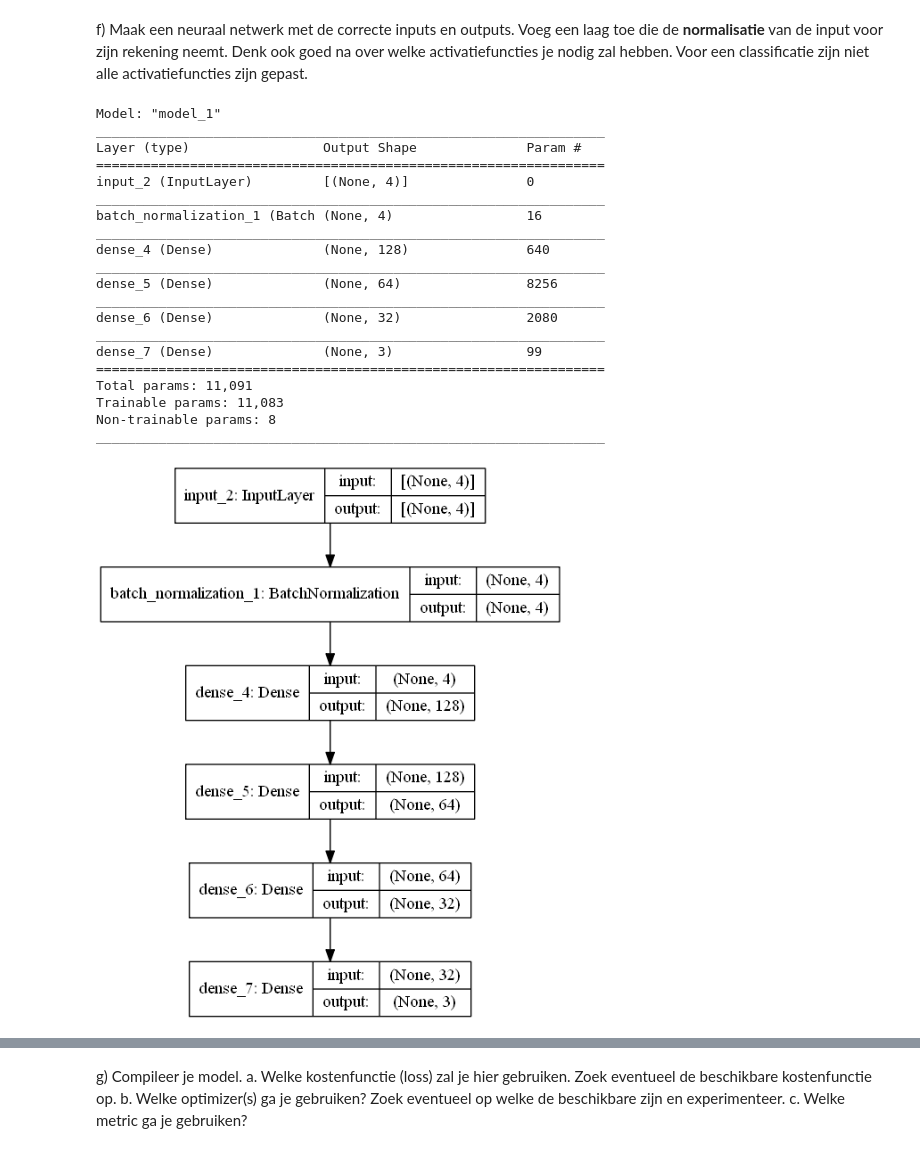
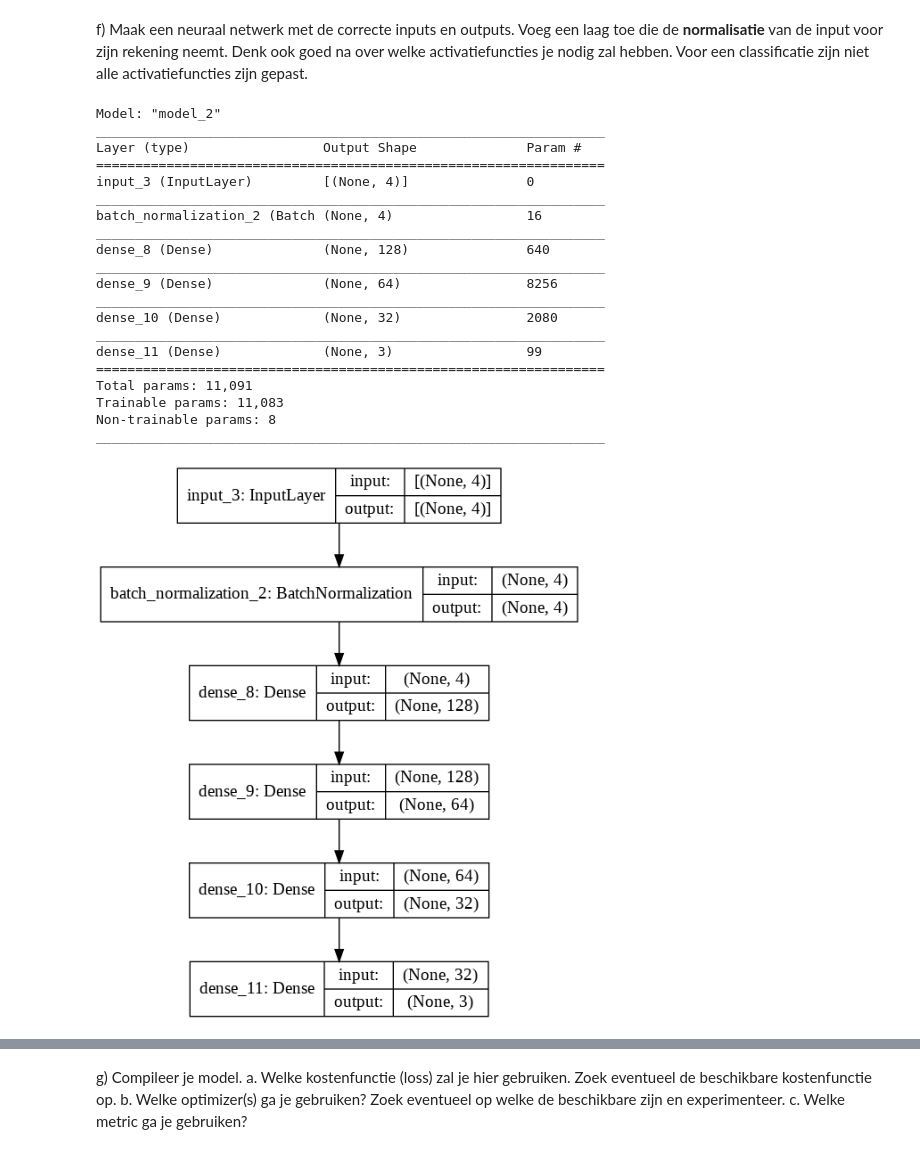
Before and after one commit to svanlinden/test, a Jupyter notebook: iris_opl.ipynb, the cells around one changed output, grey strips where cells are left out. Cells and saved outputs as stored; diff of their text form; code cells hidden in the pictures.

```diff
--- a/iris_opl.ipynb
+++ b/iris_opl.ipynb
@@ -51,39 +71,39 @@ f) Maak een neuraal netwerk met de correcte inputs en outputs. Voeg een laag toe
 # %%
 import keras
 from tensorflow.keras import Model
 from tensorflow.keras.layers import Input, Dense, BatchNormalization
 from IPython.core.display import Image
 
 inputs = Input(shape=(4,))
 x = BatchNormalization()(inputs)
 x = Dense(128, activation='relu')(x)
 x = Dense(64, activation='relu')(x)
 x = Dense(32, activation='relu')(x)
 outputs = Dense(3, activation='softmax')(x)
 
 model = Model(inputs, outputs)
 model.summary()
-keras.utils.plot_model(model,to_file='../images/oefening3.png', show_shapes=True)
-Image('../images/oefening3.png')
+keras.utils.plot_model(model,to_file='oefening3.png', show_shapes=True)
+Image('oefening3.png')
 # %% [output]
-Model: "model_1"
+Model: "model_2"
 _________________________________________________________________
 Layer (type)                 Output Shape              Param #
 =================================================================
-input_2 (InputLayer)         [(None, 4)]               0
+input_3 (InputLayer)         [(None, 4)]               0
 _________________________________________________________________
-batch_normalization_1 (Batch (None, 4)                 16
+batch_normalization_2 (Batch (None, 4)                 16
 _________________________________________________________________
-dense_4 (Dense)              (None, 128)               640
+dense_8 (Dense)              (None, 128)               640
 _________________________________________________________________
-dense_5 (Dense)              (None, 64)                8256
+dense_9 (Dense)              (None, 64)                8256
 _________________________________________________________________
-dense_6 (Dense)              (None, 32)                2080
+dense_10 (Dense)             (None, 32)                2080
 _________________________________________________________________
-dense_7 (Dense)              (None, 3)                 99
+dense_11 (Dense)             (None, 3)                 99
 =================================================================
 Total params: 11,091
 Trainable params: 11,083
 Non-trainable params: 8
 _________________________________________________________________
-[figure, old version]
+[figure, new version]
```
Also changed, not shown: parts of 5 cells of this notebook.
